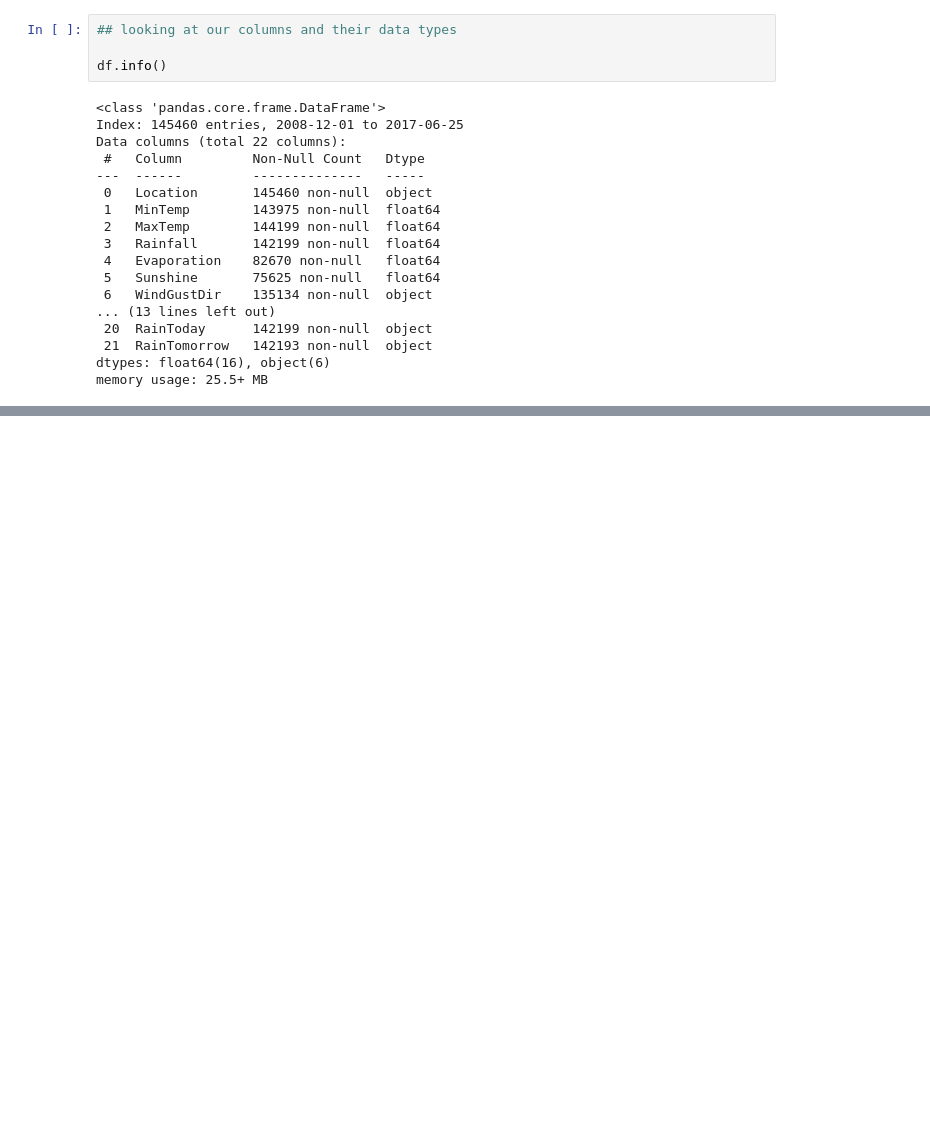
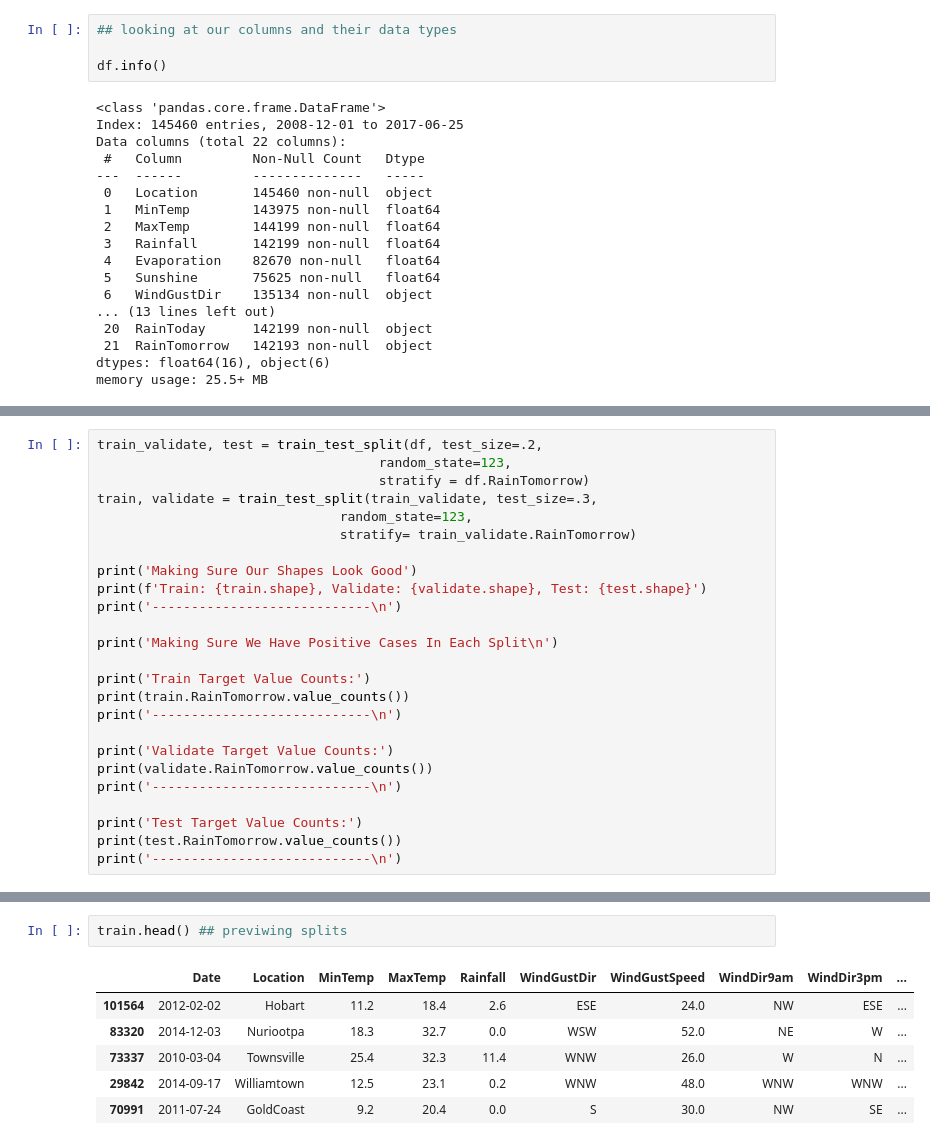
Before and after one commit to ForrestMccrosky/Rainfall_Australia, a Jupyter notebook: Australia_Rain_Rough.ipynb, the cells around one changed output, grey strips where cells are left out. Cells and saved outputs as stored; diff of their text form; blank space fills up the shorter version.

```diff
--- a/Australia_Rain_Rough.ipynb
+++ b/Australia_Rain_Rough.ipynb
@@ -107,0 +278,25 @@ memory usage: 25.5+ MB
+# %%
+train_validate, test = train_test_split(df, test_size=.2,
+                                    random_state=123,
+                                    stratify = df.RainTomorrow)
+train, validate = train_test_split(train_validate, test_size=.3,
+                               random_state=123,
+                               stratify= train_validate.RainTomorrow)
+
+print('Making Sure Our Shapes Look Good')
+print(f'Train: {train.shape}, Validate: {validate.shape}, Test: {test.shape}')
+print('----------------------------\n')
+
+print('Making Sure We Have Positive Cases In Each Split\n')
+
+print('Train Target Value Counts:')
+print(train.RainTomorrow.value_counts())
+print('----------------------------\n')
+
+print('Validate Target Value Counts:')
+print(validate.RainTomorrow.value_counts())
+print('----------------------------\n')
+
+print('Test Target Value Counts:')
+print(test.RainTomorrow.value_counts())
+print('----------------------------\n')
@@ -107,0 +321,9 @@ memory usage: 25.5+ MB
+# %%
+train.head() ## previwing splits
+# %% [output]
+|  | Date | Location | MinTemp | MaxTemp | Rainfall | WindGustDir | WindGustSpeed | WindDir9am | WindDir3pm | ... |
+| 101564 | 2012-02-02 | Hobart | 11.2 | 18.4 | 2.6 | ESE | 24.0 | NW | ESE | ... |
+| 83320 | 2014-12-03 | Nuriootpa | 18.3 | 32.7 | 0.0 | WSW | 52.0 | NE | W | ... |
+| 73337 | 2010-03-04 | Townsville | 25.4 | 32.3 | 11.4 | WNW | 26.0 | W | N | ... |
+| 29842 | 2014-09-17 | Williamtown | 12.5 | 23.1 | 0.2 | WNW | 48.0 | WNW | WNW | ... |
+| 70991 | 2011-07-24 | GoldCoast | 9.2 | 20.4 | 0.0 | S | 30.0 | NW | SE | ... |
```
Also changed, not shown: parts of 23 cells of this notebook.
